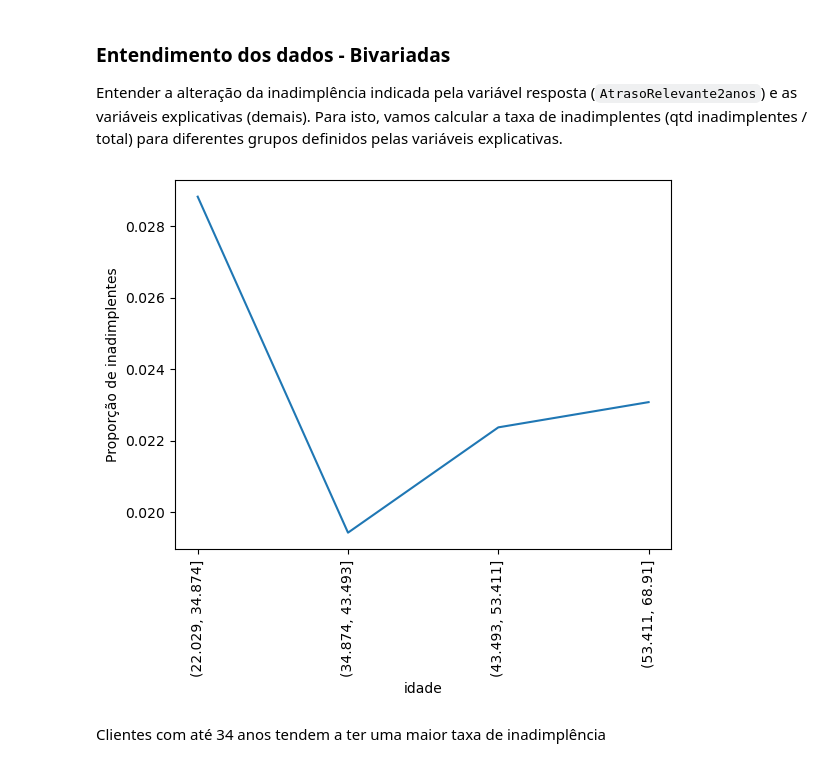
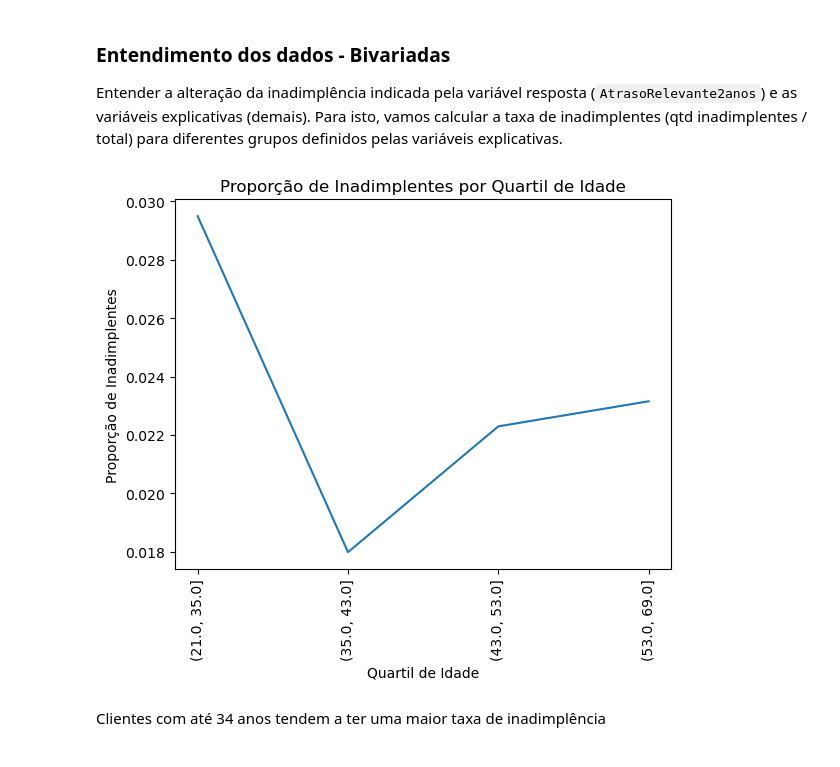
Before and after one commit to vicentee148/Classificacao_de_credito, a Jupyter notebook: Classificação de crédito.ipynb, the cells around one changed output. Drawn from its saved outputs; the diff is of its cells as text; code cells hidden in the pictures.

````diff
--- a/Classificação de crédito.ipynb
+++ b/Classificação de crédito.ipynb
@@ -143,15 +163,21 @@ plt.show()
 Entender a alteração da inadimplência indicada pela variável resposta (```AtrasoRelevante2anos```) e as variáveis explicativas (demais). Para isto, vamos calcular a taxa de inadimplentes (qtd inadimplentes / total) para diferentes grupos definidos pelas variáveis explicativas.
 # %%
 var = 'idade'
-cat_srs, bins = pd.qcut(df[var], 4, retbins=True)
+df[var] = df[var].round()
+
+cat_srs, bins = pd.qcut(df[var], 4, retbins=True, precision=0)
 g = df.groupby(cat_srs)
 biv = g['mau'].mean()
 
 ax = biv.plot.line()
-ax.set_ylabel("Proporção de inadimplentes")
+
+ax.set_title('Proporção de Inadimplentes por Quartil de Idade')
+ax.set_xlabel('Quartil de Idade')
+ax.set_ylabel("Proporção de Inadimplentes")
+
 ticks = plt.xticks(range(len(biv.index.values)), biv.index.values, rotation = 90)
 # %% [output]
-[figure, old version]
+[figure, new version]
 # %% [markdown]
 Clientes com até 34 anos tendem a ter uma maior taxa de inadimplência
 # %%
````
Also changed, not shown: parts of 19 cells of this notebook.
